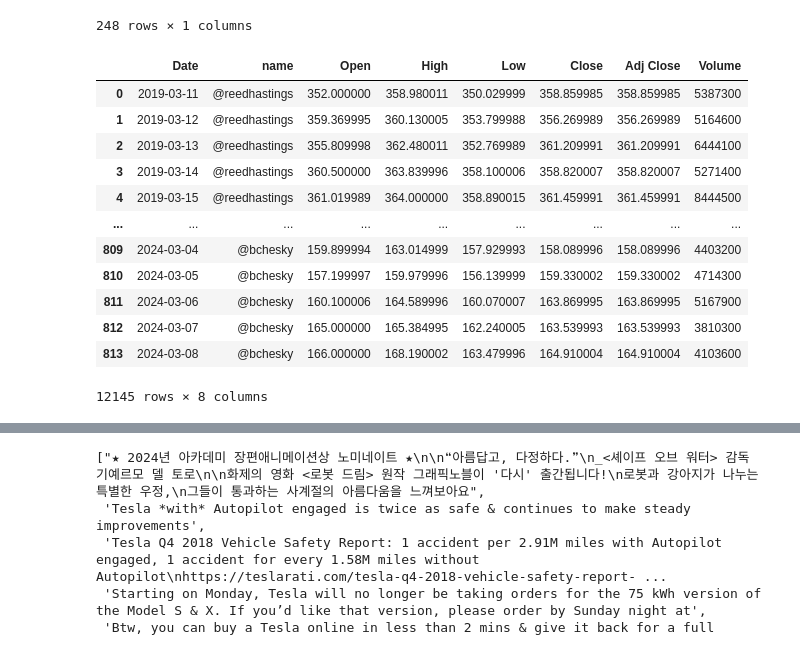
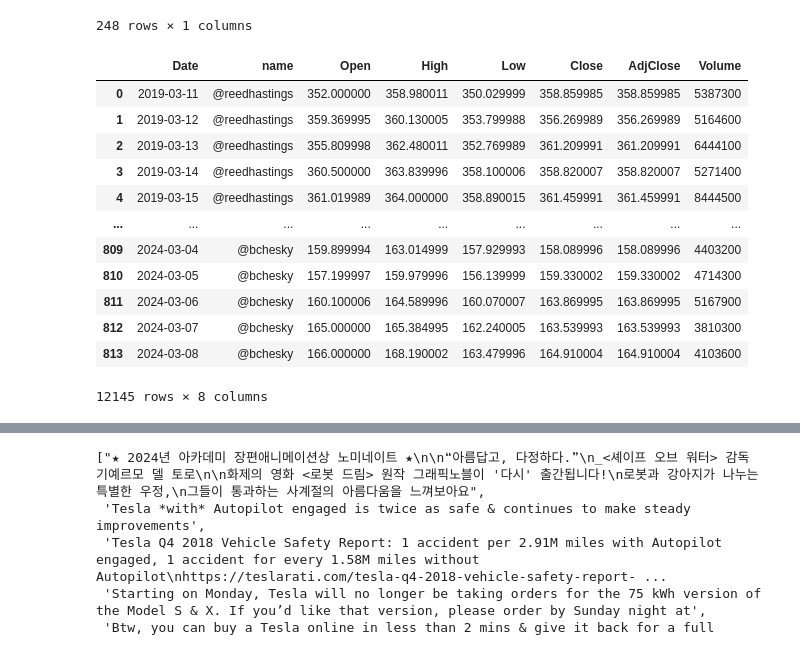
Before and after one commit to Ufoanbin/CodeWarrior_proj, a Jupyter notebook: crawling/tweetcrawling.ipynb, the cells around one changed output, grey strips where cells are left out. Cells and saved outputs as stored; diff of their text form; code cells hidden in the pictures.

```diff
--- a/crawling/tweetcrawling.ipynb
+++ b/crawling/tweetcrawling.ipynb
@@ -133,17 +133,18 @@ ceo_list = [{'아이디' : '@reedhastings', '주식기호' : 'NFLX', '이름':'R
 # %%
 stock_merge_df = []
 for i in ceo_list:
     id_i = i['아이디']
     # print(id_i)
     ticker_i = i['주식기호']
     stock_df = pd.read_csv(r'C:\Users\mit16\Desktop\project\TeamProject_CodeWarrior\CodeWarrior_proj\dataSet\stock/'+ticker_i+'.csv')
     stock_df.insert(1, 'name', id_i)
     # print(stock_df)
     stock_merge_df.append(stock_df)
 stock_merge_df = pd.concat(stock_merge_df)
+stock_merge_df.rename(columns={'Adj Close': 'AdjClose'}, inplace=True)
 stock_merge_df
 # %% [output]
-|  | Date | name | Open | High | Low | Close | Adj Close | Volume |
+|  | Date | name | Open | High | Low | Close | AdjClose | Volume |
 | 0 | 2019-03-11 | @reedhastings | 352.000000 | 358.980011 | 350.029999 | 358.859985 | 358.859985 | 5387300 |
 | 1 | 2019-03-12 | @reedhastings | 359.369995 | 360.130005 | 353.799988 | 356.269989 | 356.269989 | 5164600 |
 | 2 | 2019-03-13 | @reedhastings | 355.809998 | 362.480011 | 352.769989 | 361.209991 | 361.209991 | 6444100 |
```
Also changed, not shown: parts of 13 cells of this notebook, 1 other file.
